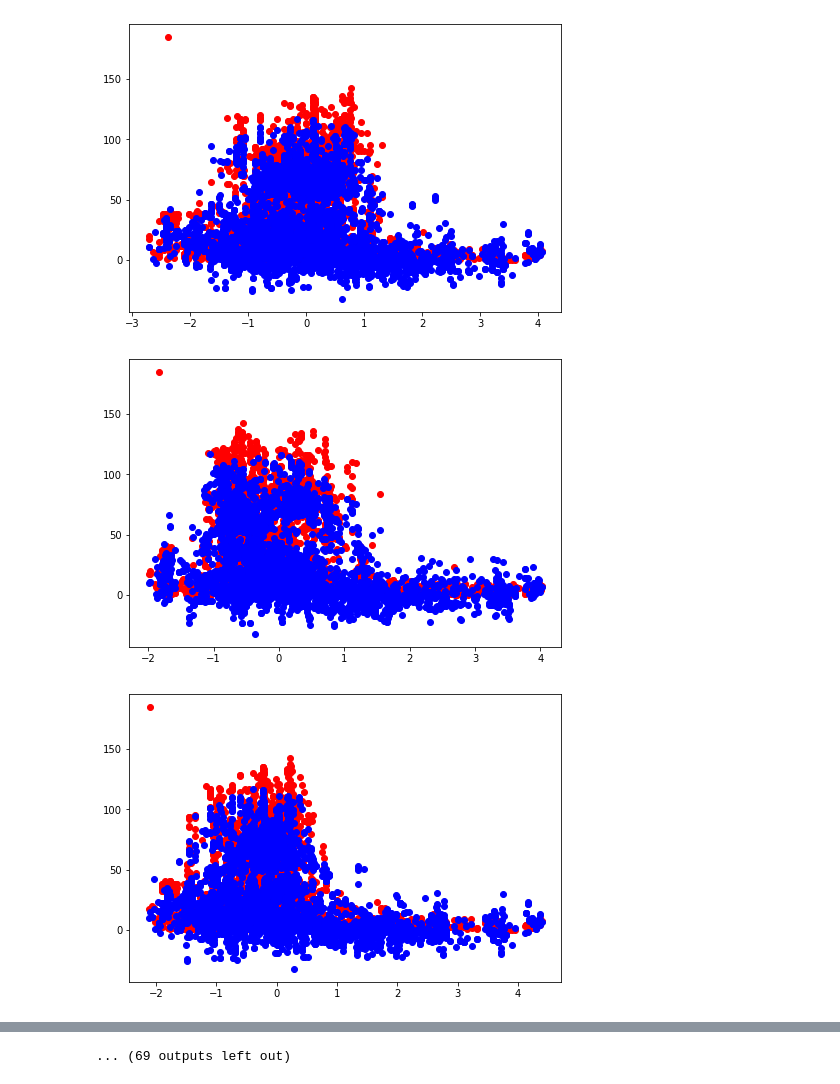
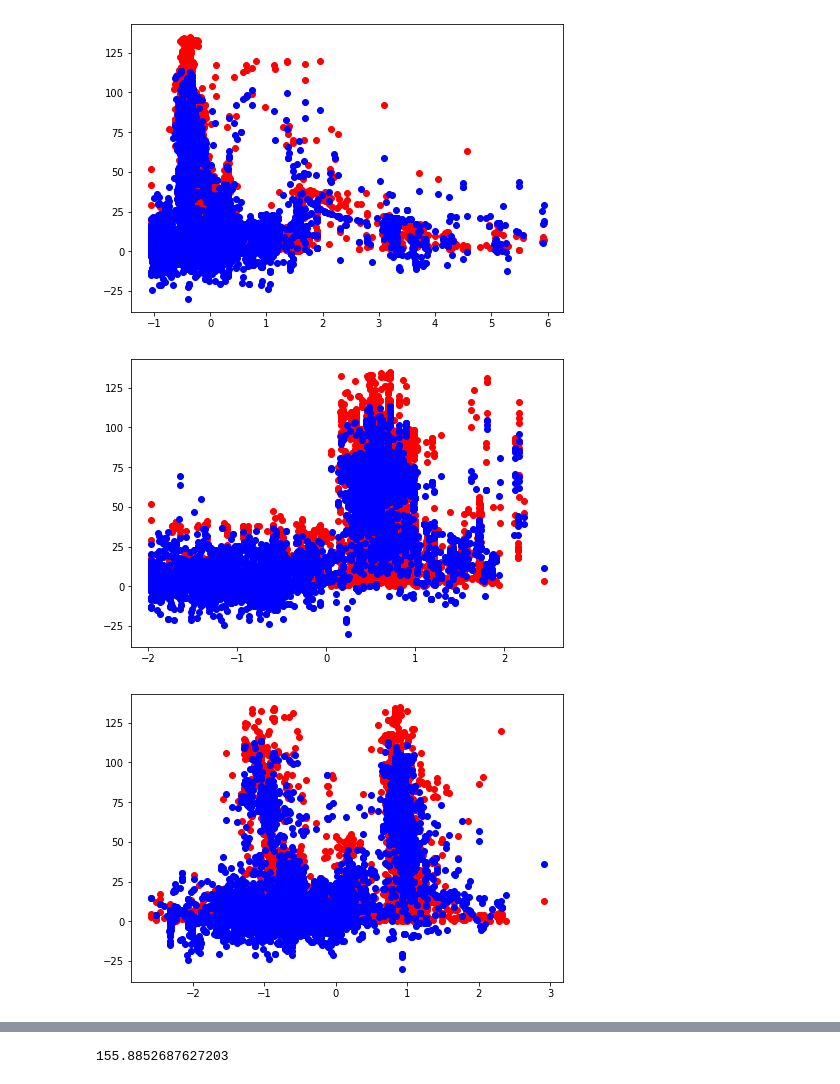
Before and after one commit to AadityaSuri/Superconductor_Regression, a Jupyter notebook: Superconductor_Linear_Regression.ipynb, the cells around one changed output, grey strips where cells are left out. Cells and saved outputs as stored; diff of their text form; code cells hidden in the pictures.

```diff
--- a/Superconductor_Linear_Regression.ipynb
+++ b/Superconductor_Linear_Regression.ipynb
@@ -47,10 +61,14 @@ Y_predicted = sgdr.predict(X_test)
 # %%
+import random
+
 n = 5
 
-for i in range(81):
+
+for i in range(n):
+    index = random.randint(0, 80)
     fig = plt.figure()
     ax = fig.add_axes([0,0,1,1])
-    ax.scatter(X_test[:, i], Y_test, color='r')
-    ax.scatter(X_test[:, i], Y_predicted, color='b')
+    ax.scatter(X_test[:, index], Y_test, color='r')
+    ax.scatter(X_test[:, index], Y_predicted, color='b')
     plt.show()
 # %% [output]
@@ -58,3 +76,3 @@ for i in range(81):
-[figure, old version]
+[figure, new version]
-[figure, old version]
+[figure, new version]
-[figure, old version]
+[figure, new version]
@@ -69 +79,0 @@ for i in range(81):
-... (69 outputs left out)
@@ -69,0 +91,4 @@ for i in range(81):
+# %%
+print(cost(Y_predicted, Y_test))
+# %% [output]
+155.8852687627203
```
Also changed, not shown: parts of 7 cells of this notebook, 1 other file.
